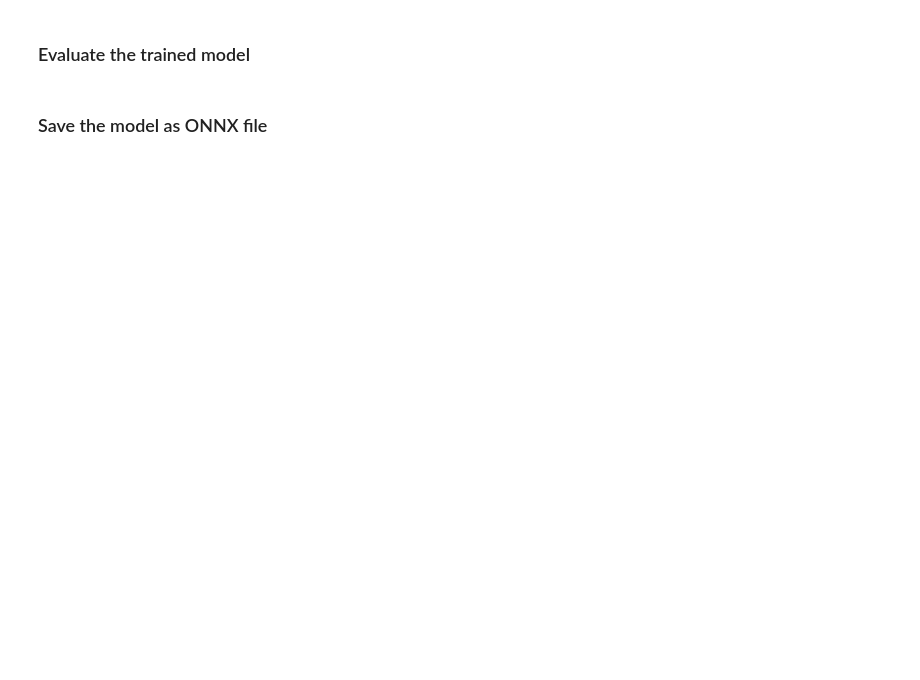
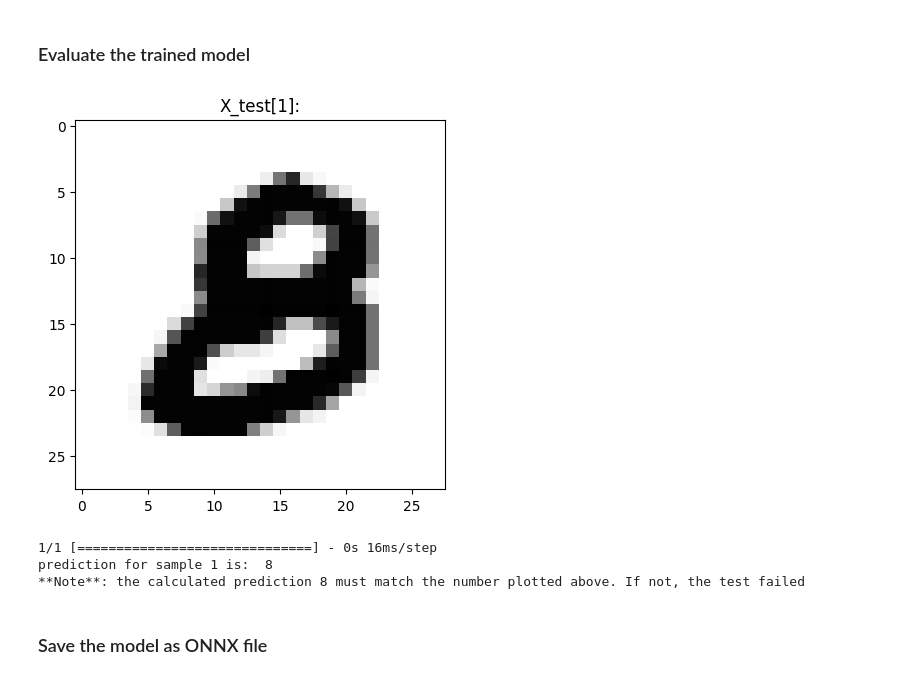
Before and after one commit to RHEcosystemAppEng/feast-workshop-team-share, a Jupyter notebook: feast_modelregistry/02-training-and-register-mr.ipynb, the cells around one changed output. Saved outputs shown, nothing was run; the diff lists cells and outputs as text; code cells hidden in the pictures; blank space fills up the shorter version.

```diff
--- a/feast_modelregistry/02-training-and-register-mr.ipynb
+++ b/feast_modelregistry/02-training-and-register-mr.ipynb
@@ -274,7 +263,7 @@ evaluateModelAccuracy(model, model_name)
 # %%
 import matplotlib.pyplot as plt
 
-def evaluateModelForSample(model, sample_id):
+def testModelForSample(model, sample_id):
     plt.imshow(X_test[sample_id], cmap="Greys")
     plt.title(f'X_test[{sample_id}]:')
     plt.show()
@@ -282,6 +271,11 @@ def evaluateModelForSample(model, sample_id):
     print(f'prediction for sample {sample_id} is: ', prediction)
     print(f'**Note**: the calculated prediction {prediction} must match the number plotted above. If not, the test failed')
 # %%
-evaluateModelForSample(model, 1)
+testModelForSample(model, 1)
+# %% [output]
+[figure, added]
+1/1 [==============================] - 0s 16ms/step
+prediction for sample 1 is:  8
+**Note**: the calculated prediction 8 must match the number plotted above. If not, the test failed
 # %% [markdown]
 ### Save the model as ONNX file
```
Also changed, not shown: parts of 32 cells of this notebook, 2 other files.
